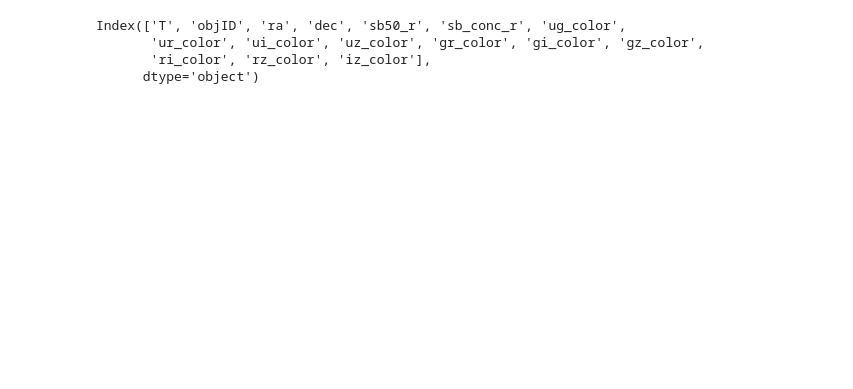
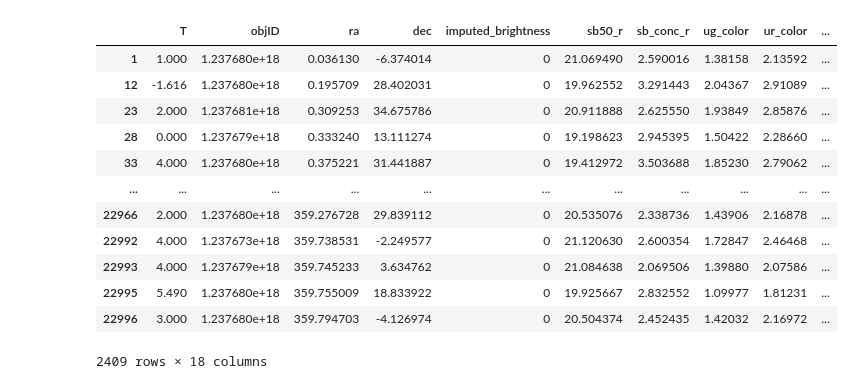
Before and after one commit to KCaseyChamberlain/better_galaxy_classification, a Jupyter notebook: notebooks/sample_vis.ipynb, the cells around one changed output. Cells and saved outputs as stored; diff of their text form; code cells hidden in the pictures; blank space fills up the shorter version.

```diff
--- a/notebooks/sample_vis.ipynb
+++ b/notebooks/sample_vis.ipynb
@@ -4,11 +4,20 @@ import matplotlib.pyplot as plt
 import numpy as np
 from scipy.stats import gaussian_kde
 # %%
-data = pd.read_parquet('../data/data_full_cleaned.parquet')
-print(data.columns)
+data = pd.read_parquet('../data/data_full_cleaned_noimpute.parquet')
+data
 # %% [output]
+|  | T | objID | ra | dec | imputed_brightness | sb50_r | sb_conc_r | ug_color | ur_color | ... |
+| 1 | 1.000 | 1.237680e+18 | 0.036130 | -6.374014 | 0 | 21.069490 | 2.590016 | 1.38158 | 2.13592 | ... |
+| 12 | -1.616 | 1.237680e+18 | 0.195709 | 28.402031 | 0 | 19.962552 | 3.291443 | 2.04367 | 2.91089 | ... |
+| 23 | 2.000 | 1.237681e+18 | 0.309253 | 34.675786 | 0 | 20.911888 | 2.625550 | 1.93849 | 2.85876 | ... |
+| 28 | 0.000 | 1.237679e+18 | 0.333240 | 13.111274 | 0 | 19.198623 | 2.945395 | 1.50422 | 2.28660 | ... |
+| 33 | 4.000 | 1.237680e+18 | 0.375221 | 31.441887 | 0 | 19.412972 | 3.503688 | 1.85230 | 2.79062 | ... |
+| ... | ... | ... | ... | ... | ... | ... | ... | ... | ... | ... |
+| 22966 | 2.000 | 1.237680e+18 | 359.276728 | 29.839112 | 0 | 20.535076 | 2.338736 | 1.43906 | 2.16878 | ... |
+| 22992 | 4.000 | 1.237673e+18 | 359.738531 | -2.249577 | 0 | 21.120630 | 2.600354 | 1.72847 | 2.46468 | ... |
+| 22993 | 4.000 | 1.237679e+18 | 359.745233 | 3.634762 | 0 | 21.084638 | 2.069506 | 1.39880 | 2.07586 | ... |
+| 22995 | 5.490 | 1.237680e+18 | 359.755009 | 18.833922 | 0 | 19.925667 | 2.832552 | 1.09977 | 1.81231 | ... |
+| 22996 | 3.000 | 1.237680e+18 | 359.794703 | -4.126974 | 0 | 20.504374 | 2.452435 | 1.42032 | 2.16972 | ... |
-Index(['T', 'objID', 'ra', 'dec', 'sb50_r', 'sb_conc_r', 'ug_color',
-       'ur_color', 'ui_color', 'uz_color', 'gr_color', 'gi_color', 'gz_color',
-       'ri_color', 'rz_color', 'iz_color'],
-      dtype='object')
+2409 rows × 18 columns
 # %%
```
Also changed, not shown: parts of 1 cell of this notebook, 3 other files.
